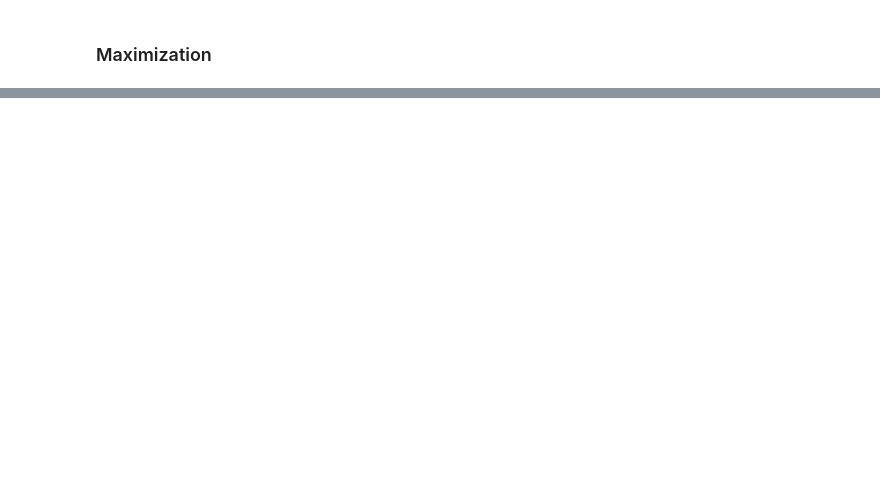
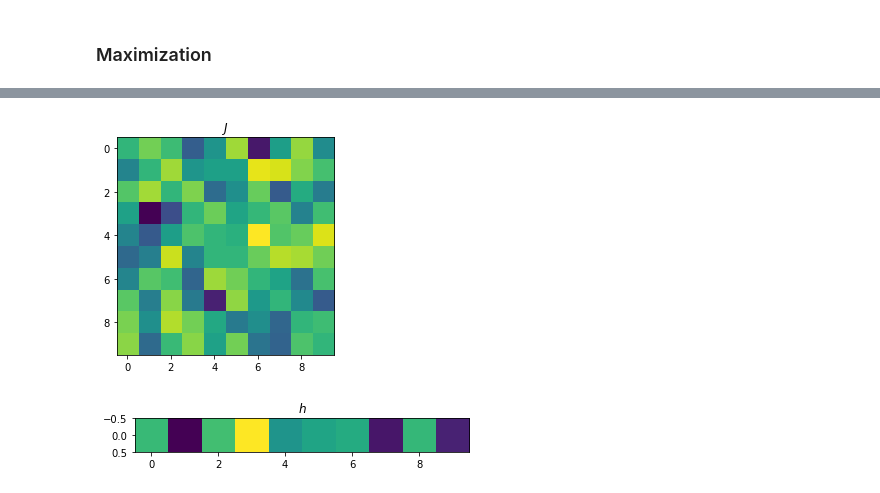
Before and after one commit to micheleavella/brain_project, a Jupyter notebook: kinetic_ising_simulation_inference.ipynb, the cells around one changed output, grey strips where cells are left out. Cells and saved outputs as stored; diff of their text form; code cells hidden in the pictures; blank space fills up the shorter version.

```diff
--- a/kinetic_ising_simulation_inference.ipynb
+++ b/kinetic_ising_simulation_inference.ipynb
@@ -222,0 +214,5 @@ plt.imshow([p_0,])
+# %%
+plot_coeff(p_0,N)
+# %% [output]
+[figure, added]
+[figure, added]
```
Also changed, not shown: parts of 14 cells of this notebook, 1 other file.
